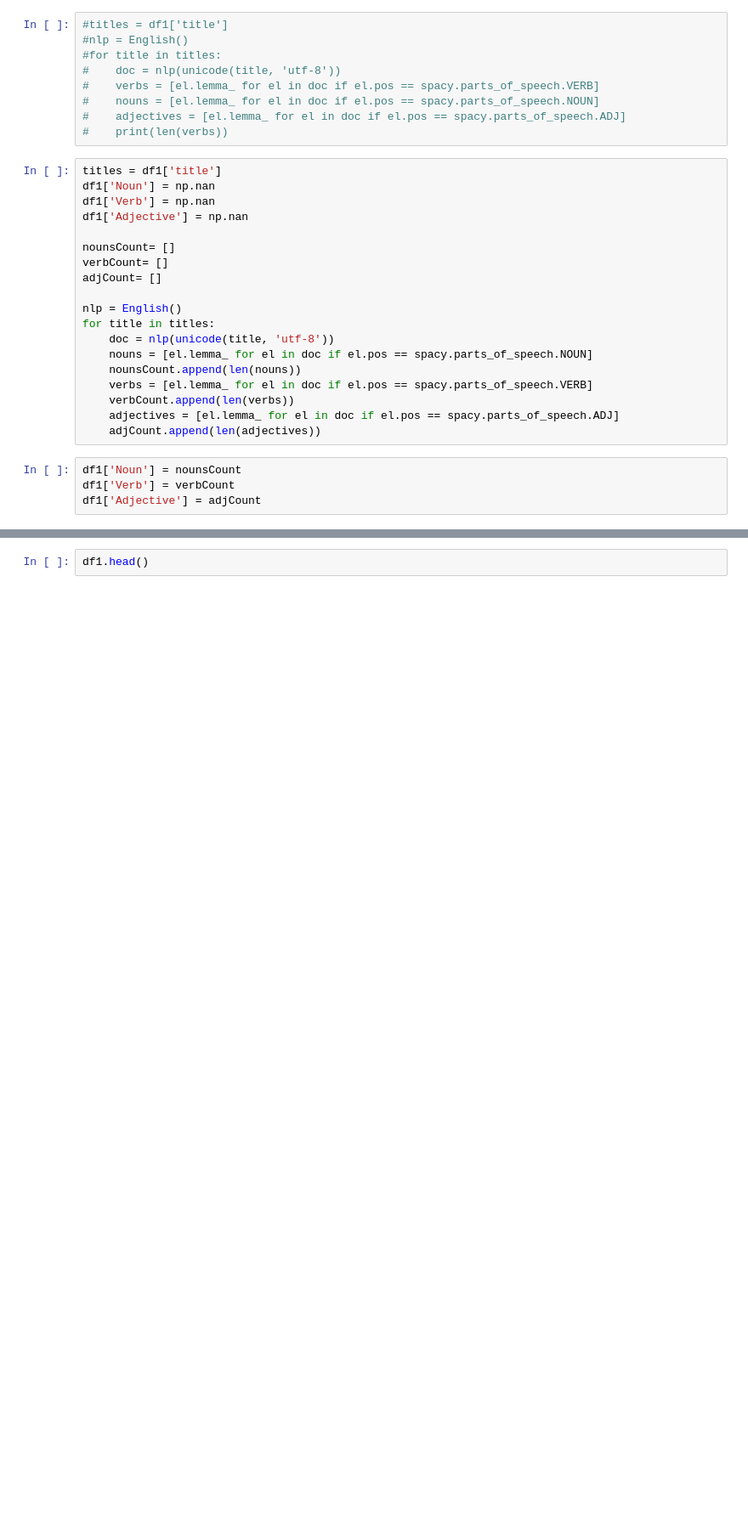
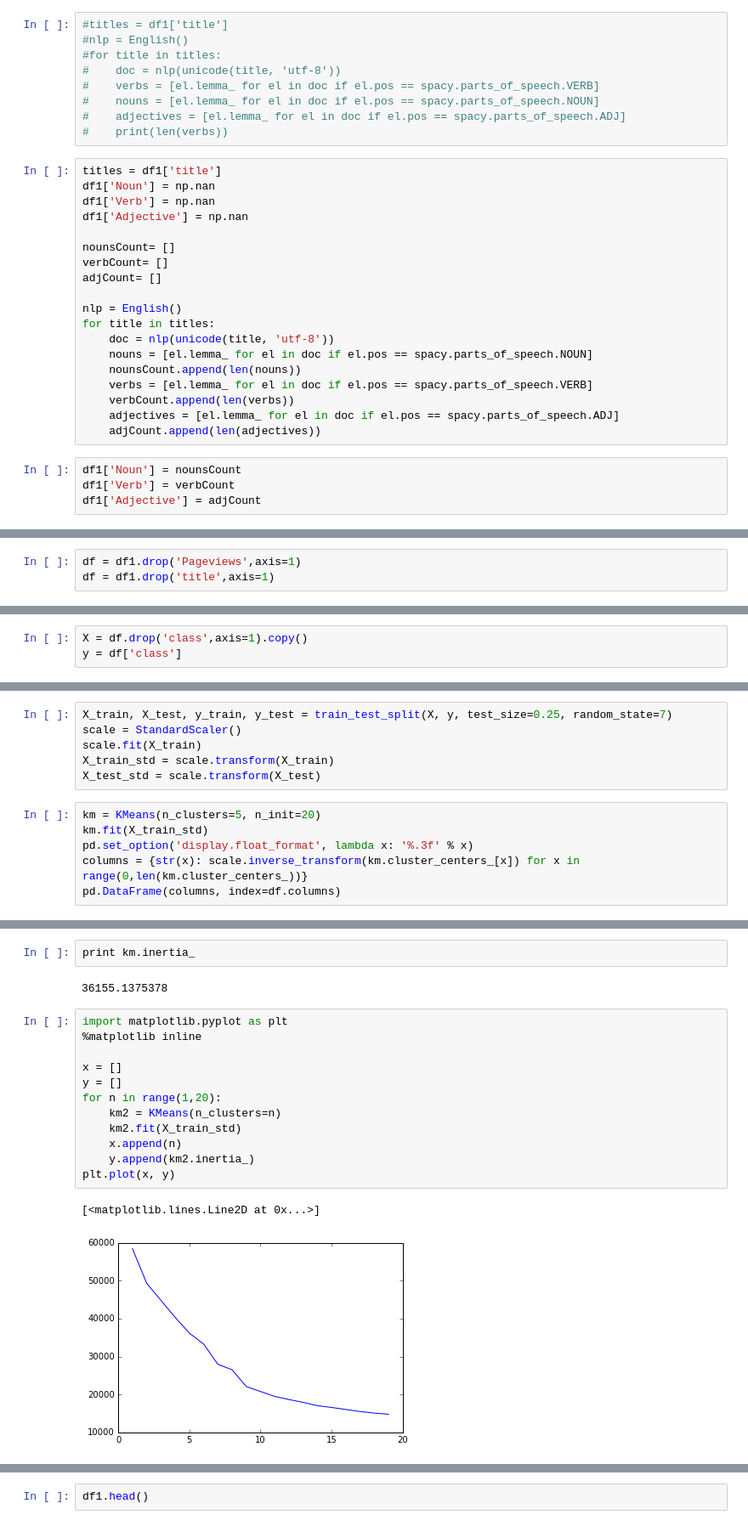
Before and after one commit to lnishihira/LNhomework, a Jupyter notebook: author id and time .ipynb, the cells around one changed output, grey strips where cells are left out. Shown at 85% size. Saved outputs shown, nothing was run; the diff lists cells and outputs as text; blank space fills up the shorter version.

Commit message:
Added files via upload
kmeans

```diff
--- a/author id and time .ipynb
+++ b/author id and time .ipynb
@@ -98,0 +107,3 @@ df1.head()
+# %%
+df = df1.drop('Pageviews',axis=1)
+df = df1.drop('title',axis=1)
@@ -98,0 +112,3 @@ df1.head()
+# %%
+X = df.drop('class',axis=1).copy()
+y = df['class']
@@ -98,0 +171,12 @@ df1.head()
+# %%
+X_train, X_test, y_train, y_test = train_test_split(X, y, test_size=0.25, random_state=7)
+scale = StandardScaler()
+scale.fit(X_train)
+X_train_std = scale.transform(X_train)
+X_test_std = scale.transform(X_test)
+# %%
+km = KMeans(n_clusters=5, n_init=20)
+km.fit(X_train_std)
+pd.set_option('display.float_format', lambda x: '%.3f' % x)
+columns = {str(x): scale.inverse_transform(km.cluster_centers_[x]) for x in range(0,len(km.cluster_centers_))}
+pd.DataFrame(columns, index=df.columns)
@@ -98,0 +192,19 @@ df1.head()
+# %%
+print km.inertia_
+# %% [output]
+36155.1375378
+# %%
+import matplotlib.pyplot as plt
+%matplotlib inline
+
+x = []
+y = []
+for n in range(1,20):
+    km2 = KMeans(n_clusters=n)
+    km2.fit(X_train_std)
+    x.append(n)
+    y.append(km2.inertia_)
+plt.plot(x, y)
+# %% [output]
+[<matplotlib.lines.Line2D at 0x...>]
+[figure, added]
```
Also changed, not shown: parts of 26 cells of this notebook.
